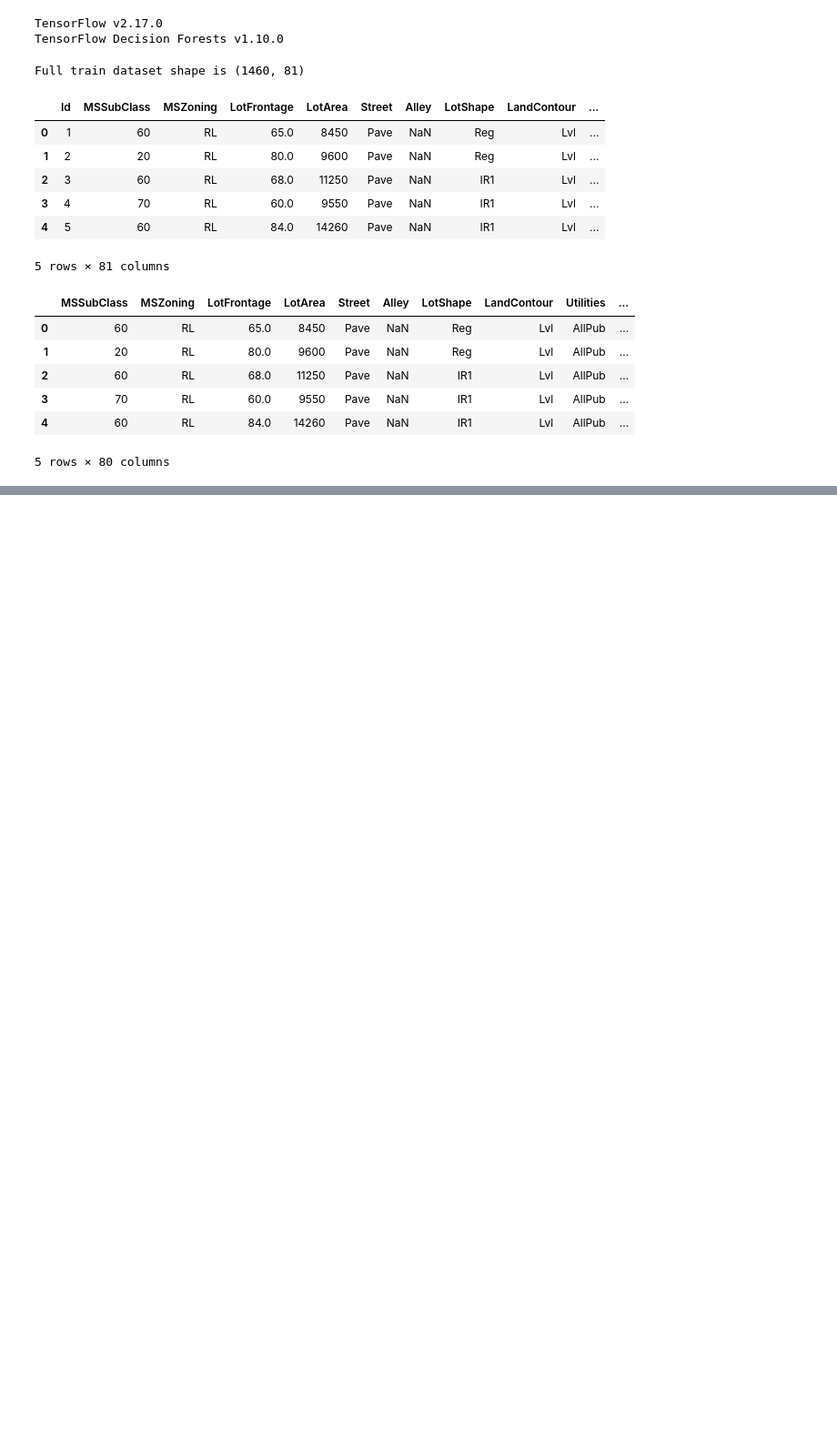
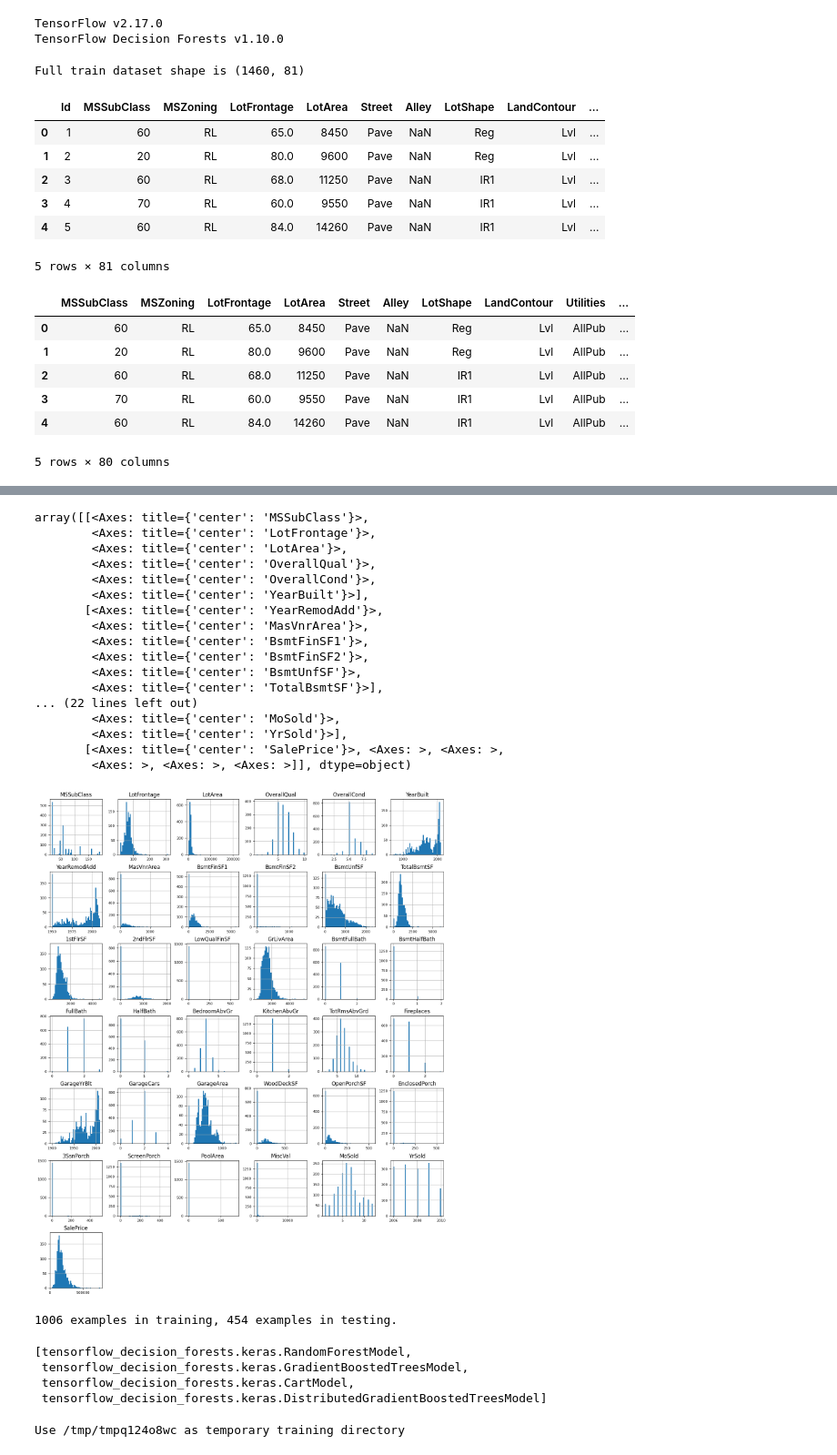
Before and after one commit to josephcabezas/House-Prices-Prediction, a Jupyter notebook: HousePrices.ipynb, the cells around one changed output, grey strips where cells are left out. Shown at 91% size. Drawn from its saved outputs; the diff is of its cells as text; code cells hidden in the pictures; blank space fills up the shorter version.

```diff
--- a/HousePrices.ipynb
+++ b/HousePrices.ipynb
@@ -74,0 +125,3 @@ dataset_df.head(5)
+# %%
+df_num = dataset_df.select_dtypes(include = ['float64', 'int64'])
+df_num.head()
@@ -74,0 +136,33 @@ dataset_df.head(5)
+# %%
+df_num.hist(figsize=(16,20), bins=50, xlabelsize=8, ylabelsize=8)
+# %% [output]
+array([[<Axes: title={'center': 'MSSubClass'}>,
+        <Axes: title={'center': 'LotFrontage'}>,
+        <Axes: title={'center': 'LotArea'}>,
+        <Axes: title={'center': 'OverallQual'}>,
+        <Axes: title={'center': 'OverallCond'}>,
+        <Axes: title={'center': 'YearBuilt'}>],
+       [<Axes: title={'center': 'YearRemodAdd'}>,
+        <Axes: title={'center': 'MasVnrArea'}>,
+        <Axes: title={'center': 'BsmtFinSF1'}>,
+        <Axes: title={'center': 'BsmtFinSF2'}>,
+        <Axes: title={'center': 'BsmtUnfSF'}>,
+        <Axes: title={'center': 'TotalBsmtSF'}>],
+... (22 lines left out)
+        <Axes: title={'center': 'MoSold'}>,
+        <Axes: title={'center': 'YrSold'}>],
+       [<Axes: title={'center': 'SalePrice'}>, <Axes: >, <Axes: >,
+        <Axes: >, <Axes: >, <Axes: >]], dtype=object)
+[figure, added]
+# %%
+import numpy as np
+def split_dataset(dataset, test_ratio=0.30):
+  test_indices = np.random.rand(len(dataset)) < test_ratio
+  return dataset[~test_indices], dataset[test_indices]
+
+train_ds_pd, valid_ds_pd = split_dataset(dataset_df)
+print("{} examples in training, {} examples in testing.".format(
+    len(train_ds_pd), len(valid_ds_pd)
+))
+# %% [output]
+1006 examples in training, 454 examples in testing.
@@ -74,0 +174,13 @@ dataset_df.head(5)
+# %%
+tfdf.keras.get_all_models()
+# %% [output]
+[tensorflow_decision_forests.keras.RandomForestModel,
+ tensorflow_decision_forests.keras.GradientBoostedTreesModel,
+ tensorflow_decision_forests.keras.CartModel,
+ tensorflow_decision_forests.keras.DistributedGradientBoostedTreesModel]
+# %%
+# random forest model
+rf = tfdf.keras.RandomForestModel(task=tfdf.keras.Task.REGRESSION)
+rf.compile(metrics=["mse"])
+# %% [output]
+Use /tmp/tmpq124o8wc as temporary training directory
```
Also changed, not shown: parts of 14 cells of this notebook.
